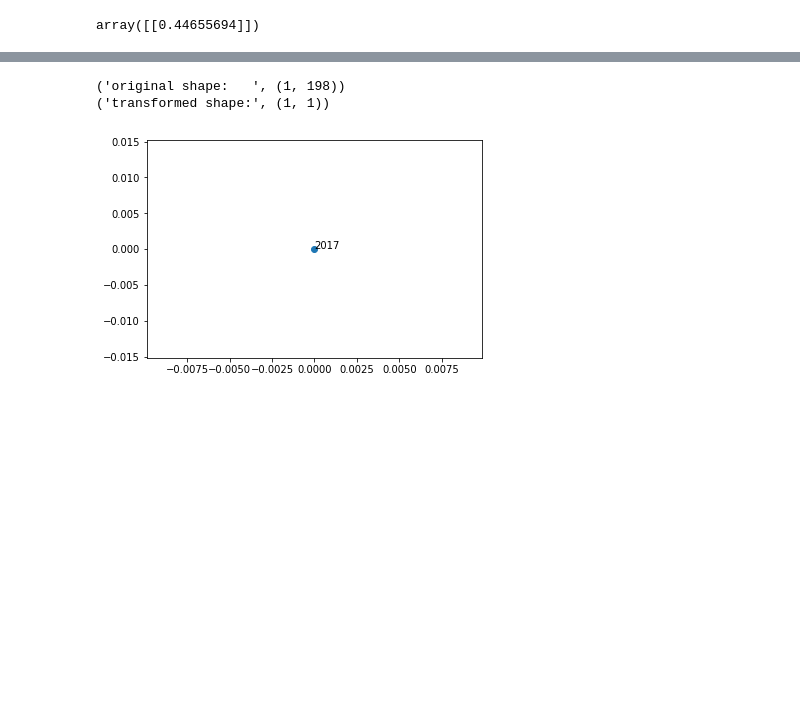
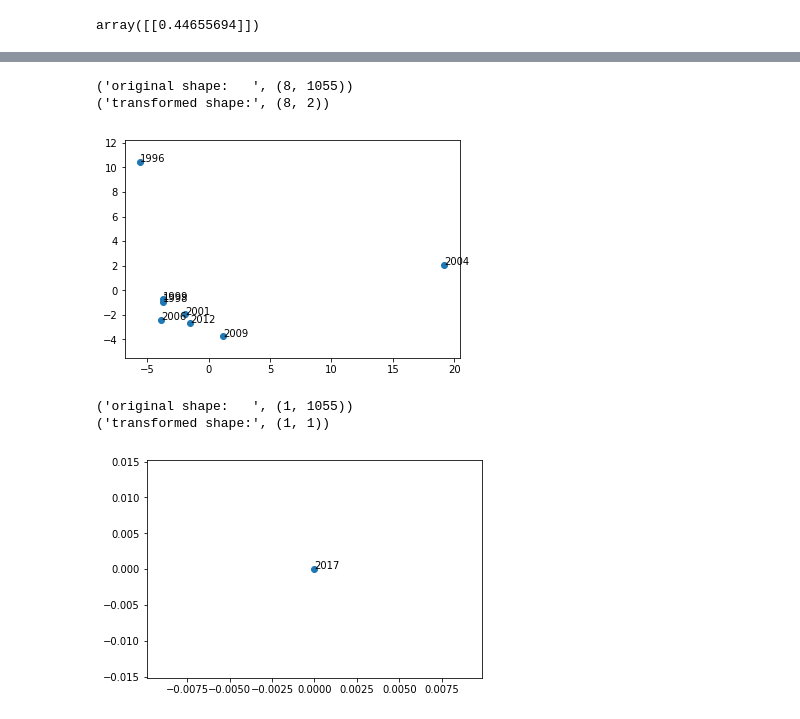
Before and after one commit to shinminjeong/citetrends, a Jupyter notebook: ent2Vec/Similarity.ipynb, the cells around one changed output, grey strips where cells are left out. Drawn from its saved outputs; the diff is of its cells as text; code cells hidden in the pictures; blank space fills up the shorter version.

```diff
--- a/ent2Vec/Similarity.ipynb
+++ b/ent2Vec/Similarity.ipynb
@@ -152,8 +205,14 @@ author_year_plot("kathryn_mckinley")
 ('transformed shape:', (19, 2))
 [figure]
+# %%
+year_plot("perry_cheng")
+# %% [output]
+('original shape:   ', (8, 1055))
+('transformed shape:', (8, 2))
+[figure, added]
 # %%
-author_year_plot("james_bornholt")
+year_plot("james_bornholt")
 # %% [output]
-('original shape:   ', (1, 198))
+('original shape:   ', (1, 1055))
 ('transformed shape:', (1, 1))
 [figure]
```
Also changed, not shown: parts of 23 cells of this notebook, 1 other file.
